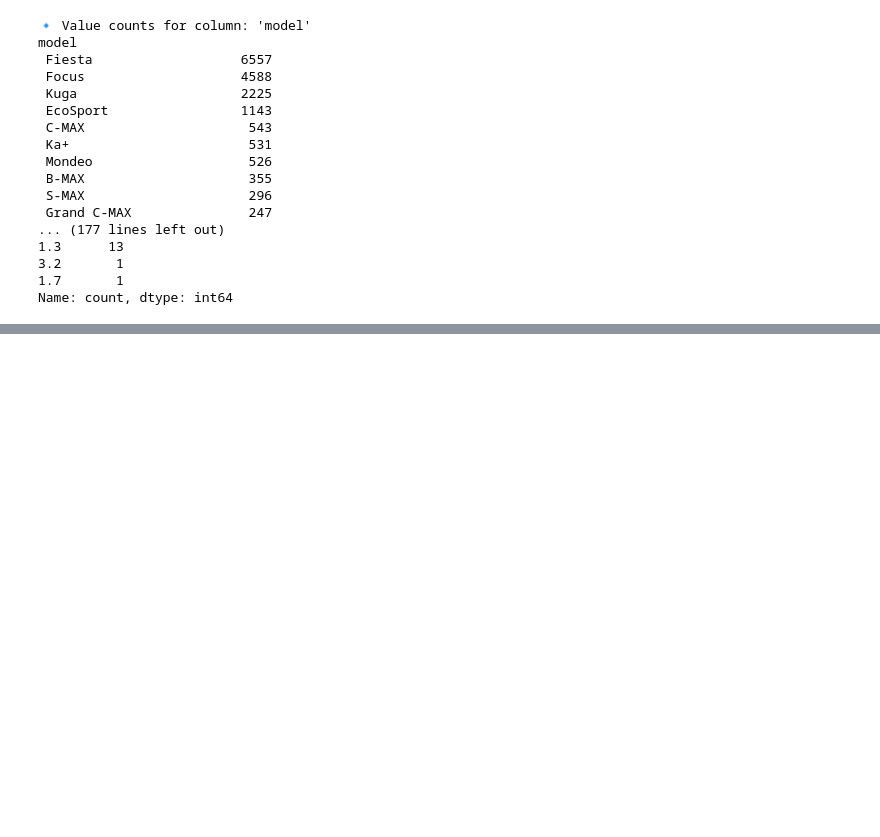
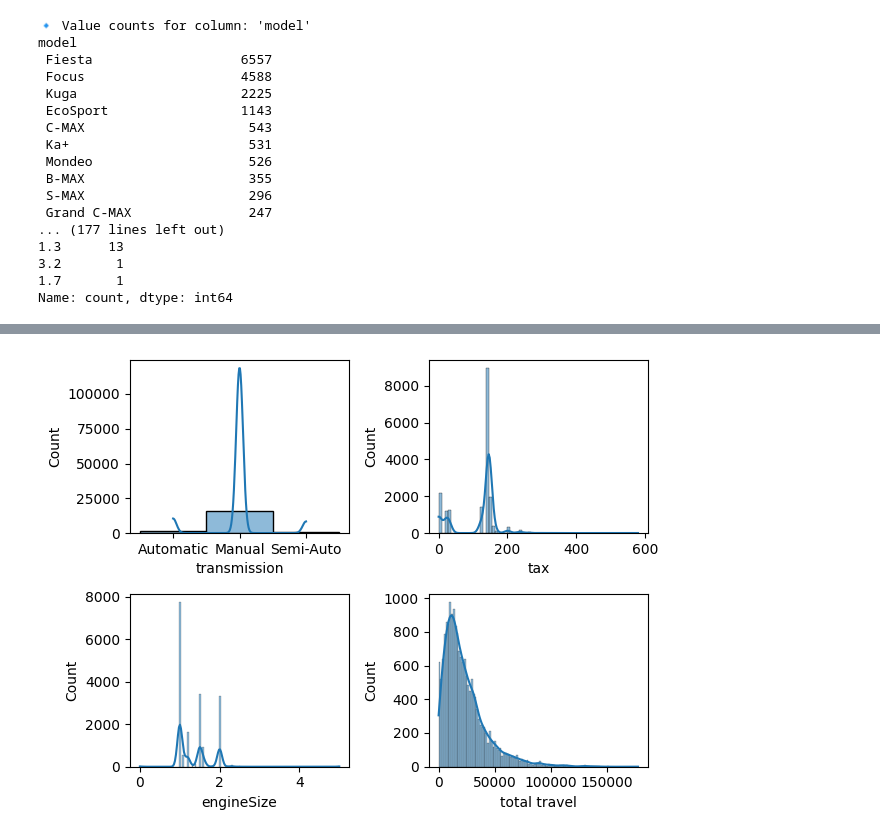
Before and after one commit to ankush262/Machine-learning, a Jupyter notebook: car_price_prediction.ipynb, the cells around one changed output, grey strips where cells are left out. Drawn from its saved outputs; the diff is of its cells as text; code cells hidden in the pictures; blank space fills up the shorter version.

```diff
--- a/car_price_prediction.ipynb
+++ b/car_price_prediction.ipynb
@@ -101,0 +100,8 @@ Name: count, dtype: int64
+# %%
+plotting('transmission',1)
+plotting('tax',2)
+plotting('engineSize',3)
+plotting("total travel",4)
+plt.tight_layout()
+# %% [output]
+[figure, added]
```
Also changed, not shown: parts of 8 cells of this notebook.
